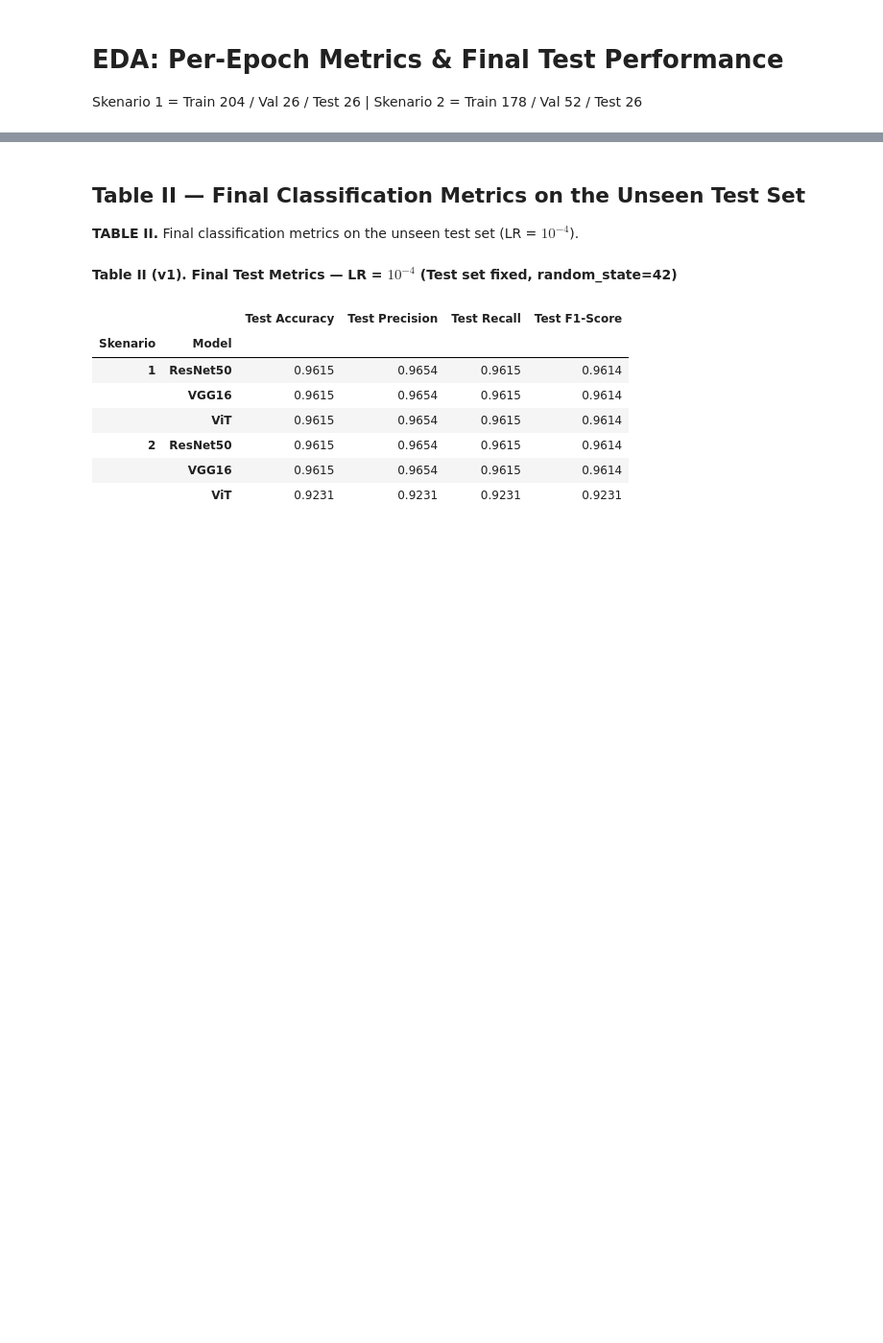
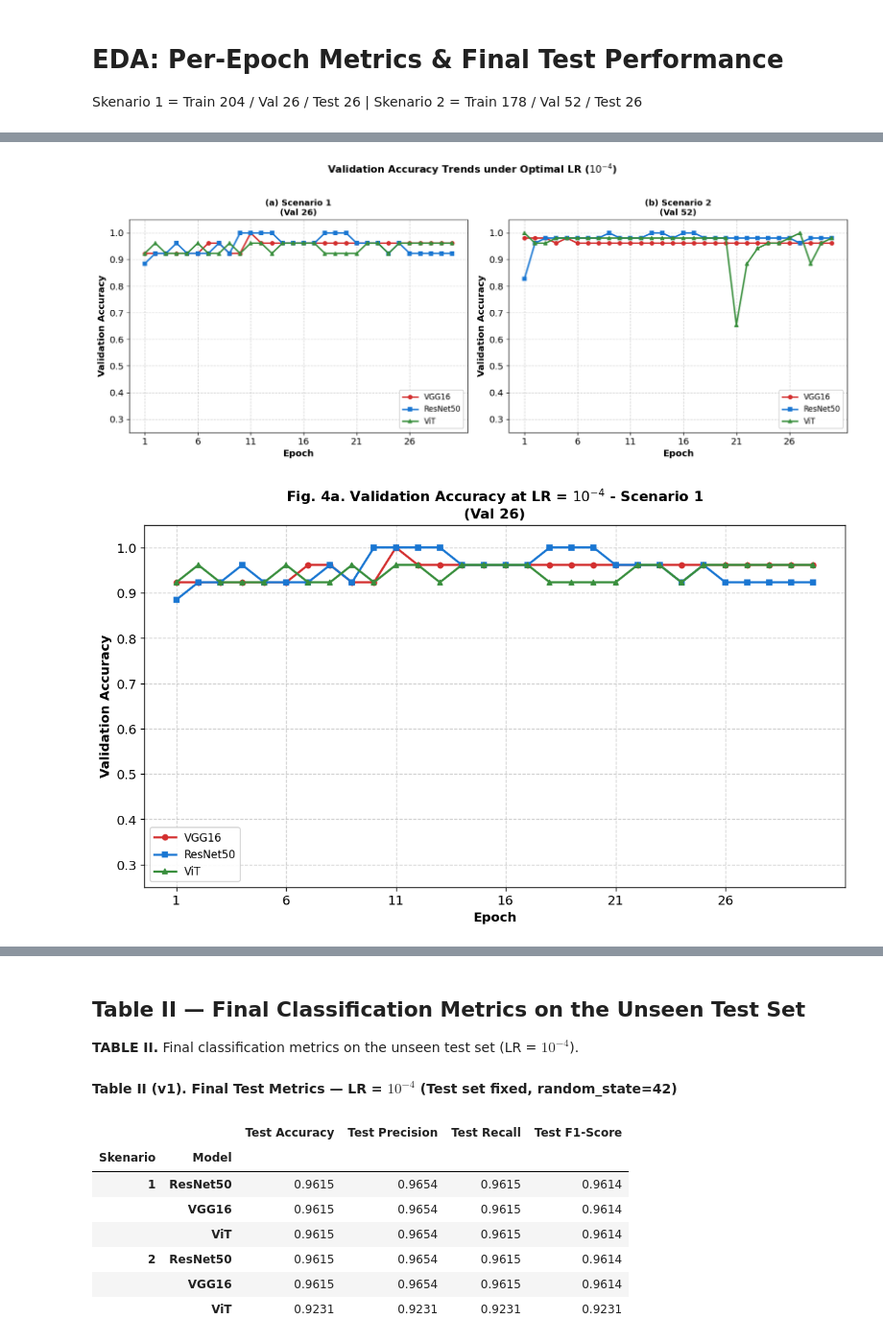
Before and after one commit to erlanggadewasakti/CT-Brain-Image-Classification, a Jupyter notebook: eda.ipynb, the cells around one changed output, grey strips where cells are left out. Shown at 96% size. Drawn from its saved outputs; the diff is of its cells as text; code cells hidden in the pictures; blank space fills up the shorter version.

```diff
--- a/eda.ipynb
+++ b/eda.ipynb
@@ -184,0 +276,61 @@ plt.show()
+# %%
+# ============================================================
+# FIGURE 4 — Validation Accuracy at LR = 1e-4 (1x2 subplot)
+# ============================================================
+epochs = np.arange(1, 31)
+colors = {'VGG16': '#D32F2F', 'ResNet50': '#1976D2', 'ViT': '#388E3C'}
+markers = {'VGG16': 'o-', 'ResNet50': 's-', 'ViT': '^-'}
+
+fig, axes = plt.subplots(1, 2, figsize=(14, 5.5))
+
+scenarios = [
+    ('skenario_1', 0, '(a) Scenario 1', 'Val 26'),
+    ('skenario_2', 1, '(b) Scenario 2', 'Val 52'),
+]
+
+for sk, idx, title, detail in scenarios:
+    ax = axes[idx]
+    data = METRICS[sk]['1e-4']
+    for model in ['VGG16', 'ResNet50', 'ViT']:
+        ax.plot(epochs, data[model]['val_acc'], markers[model],
+                color=colors[model], linewidth=2, markersize=5, label=model)
+    ax.set_xlabel('Epoch', fontweight='bold')
+    ax.set_ylabel('Validation Accuracy', fontweight='bold')
+    ax.set_title(f'{title}\n({detail})', fontweight='bold', fontsize=11)
+    ax.legend(framealpha=0.9, loc='lower right')
+    ax.grid(True, linestyle='--', alpha=0.6)
+    ax.set_ylim(0.25, 1.05)
+    ax.set_yticks(np.arange(0.3, 1.1, 0.1))
+    ax.set_xticks(epochs[::5])
+
+fig.suptitle(r'Validation Accuracy Trends under Optimal LR ($10^{-4}$)',
+             fontweight='bold', y=1.01, fontsize=13)
+plt.tight_layout()
+plt.savefig('fig4_valacc_1e4.png', dpi=150, bbox_inches='tight')
+plt.show()
+
+# Also save individual panels for backwards compatibility
+for sk, idx, title, detail in scenarios:
+    tag = 'skenario1' if sk == 'skenario_1' else 'skenario2'
+    fig_i, ax_i = plt.subplots(figsize=(10, 6))
+    data = METRICS[sk]['1e-4']
+    for model in ['VGG16', 'ResNet50', 'ViT']:
+        ax_i.plot(epochs, data[model]['val_acc'], markers[model],
+                  color=colors[model], linewidth=2, markersize=5, label=model)
+    ax_i.set_xlabel('Epoch', fontweight='bold')
+    ax_i.set_ylabel('Validation Accuracy', fontweight='bold')
+    ax_i.set_title(f'Fig. 4{"a" if sk == "skenario_1" else "b"}. '
+                   f'Validation Accuracy at LR = $10^{{-4}}$ - {"Scenario 1" if sk == "skenario_1" else "Scenario 2"}\n'
+                   f'({detail})', fontweight='bold')
+    ax_i.legend(framealpha=0.9, loc='lower left')
+    ax_i.grid(True, linestyle='--', alpha=0.6)
+    ax_i.set_ylim(0.25, 1.05)
+    ax_i.set_yticks(np.arange(0.3, 1.1, 0.1))
+    ax_i.set_xticks(epochs[::5])
+    plt.tight_layout()
+    plt.savefig(f'fig4{"a" if sk == "skenario_1" else "b"}_valacc_1e4_{tag}.png',
+                dpi=150, bbox_inches='tight')
+    plt.show()
+# %% [output]
+[figure, added]
+[figure, added]
```
Also changed, not shown: parts of 16 cells of this notebook, 13 other files.
